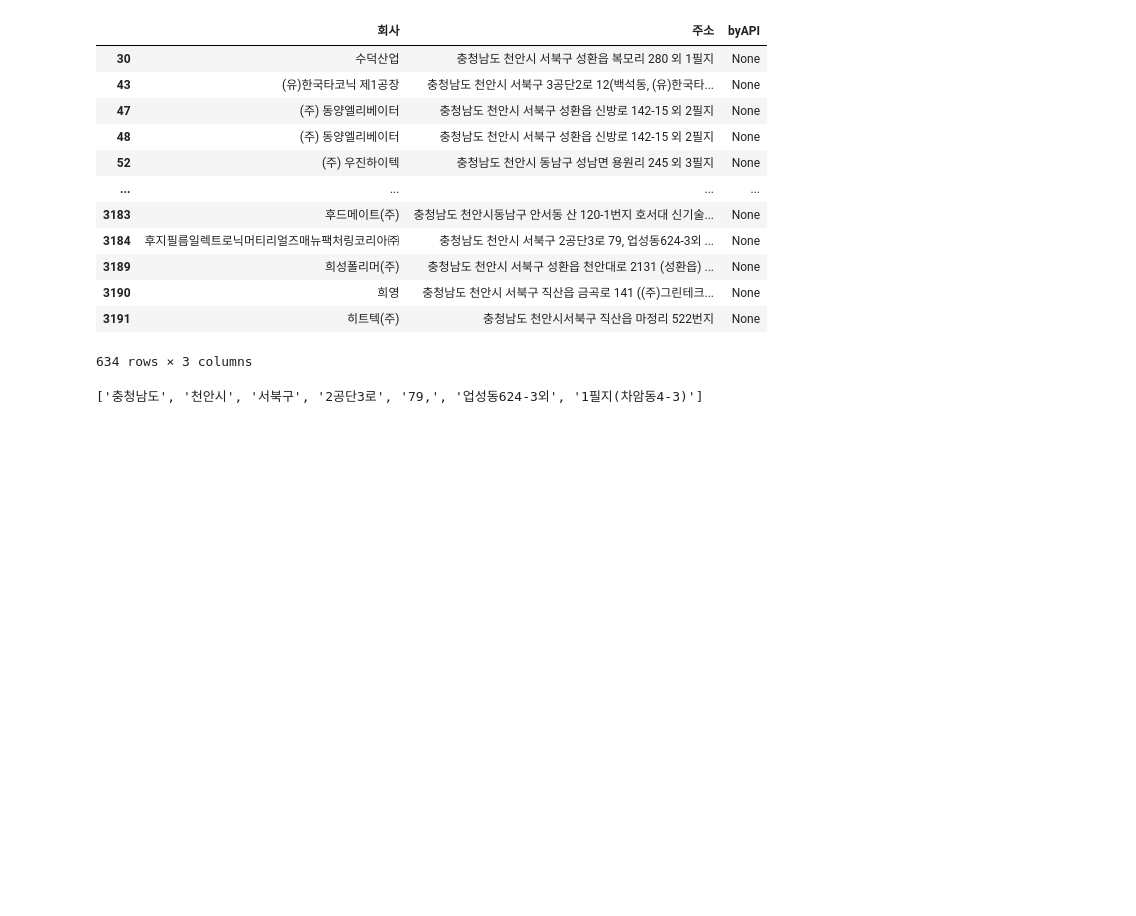
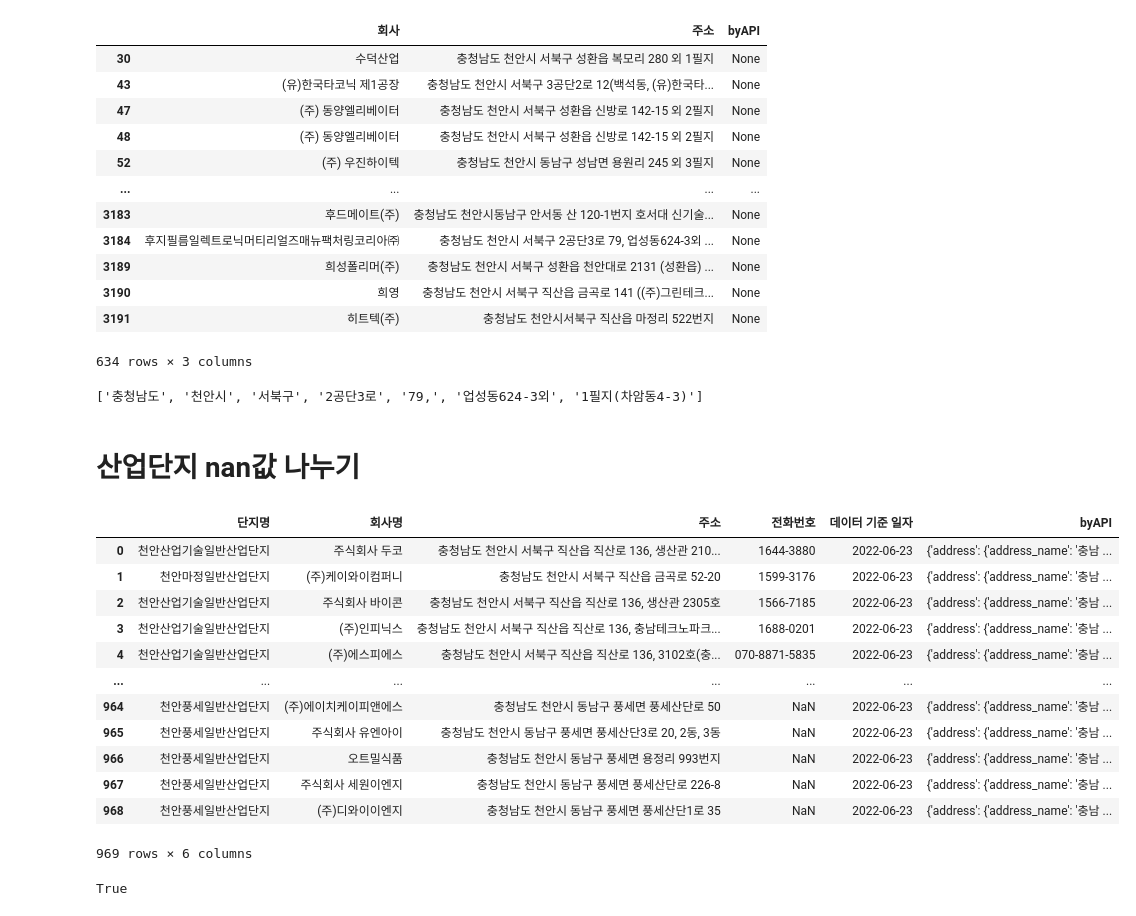
Before and after one commit to LGHelloVisionProj/Data_Visualization, a Jupyter notebook: 천안시_CodeDir/회사데이터전처리.ipynb, the cells around one changed output. Drawn from its saved outputs; the diff is of its cells as text; code cells hidden in the pictures; blank space fills up the shorter version.

```diff
--- a/천안시_CodeDir/회사데이터전처리.ipynb
+++ b/천안시_CodeDir/회사데이터전처리.ipynb
@@ -117,0 +116,26 @@ isna_df['c'] =None
+# %% [markdown]
+# 산업단지 nan값 나누기
+# %%
+import pandas as pd
+cmp = pd.read_pickle('/Users/iseunghyeon/Downloads/산업단지byAPI_0815.pickle')
+cmp
+# %% [output]
+|  | 단지명 | 회사명 | 주소 | 전화번호 | 데이터 기준 일자 | byAPI |
+| 0 | 천안산업기술일반산업단지 | 주식회사 두코 | 충청남도 천안시 서북구 직산읍 직산로 136, 생산관 210... | 1644-3880 | 2022-06-23 | {'address': {'address_name': '충남 ... |
+| 1 | 천안마정일반산업단지 | (주)케이와이컴퍼니 | 충청남도 천안시 서북구 직산읍 금곡로 52-20 | 1599-3176 | 2022-06-23 | {'address': {'address_name': '충남 ... |
+| 2 | 천안산업기술일반산업단지 | 주식회사 바이콘 | 충청남도 천안시 서북구 직산읍 직산로 136, 생산관 2305호 | 1566-7185 | 2022-06-23 | {'address': {'address_name': '충남 ... |
+| 3 | 천안산업기술일반산업단지 | (주)인피닉스 | 충청남도 천안시 서북구 직산읍 직산로 136, 충남테크노파크... | 1688-0201 | 2022-06-23 | {'address': {'address_name': '충남 ... |
+| 4 | 천안산업기술일반산업단지 | (주)에스피에스 | 충청남도 천안시 서북구 직산읍 직산로 136, 3102호(충... | 070-8871-5835 | 2022-06-23 | {'address': {'address_name': '충남 ... |
+| ... | ... | ... | ... | ... | ... | ... |
+| 964 | 천안풍세일반산업단지 | (주)에이치케이피앤에스 | 충청남도 천안시 동남구 풍세면 풍세산단로 50 | NaN | 2022-06-23 | {'address': {'address_name': '충남 ... |
+| 965 | 천안풍세일반산업단지 | 주식회사 유엔아이 | 충청남도 천안시 동남구 풍세면 풍세산단3로 20, 2동, 3동 | NaN | 2022-06-23 | {'address': {'address_name': '충남 ... |
+| 966 | 천안풍세일반산업단지 | 오트밀식품 | 충청남도 천안시 동남구 풍세면 용정리 993번지 | NaN | 2022-06-23 | {'address': {'address_name': '충남 ... |
+| 967 | 천안풍세일반산업단지 | 주식회사 세원이엔지 | 충청남도 천안시 동남구 풍세면 풍세산단로 226-8 | NaN | 2022-06-23 | {'address': {'address_name': '충남 ... |
+| 968 | 천안풍세일반산업단지 | (주)디와이이엔지 | 충청남도 천안시 동남구 풍세면 풍세산단1로 35 | NaN | 2022-06-23 | {'address': {'address_name': '충남 ... |
+969 rows × 6 columns
+# %%
+cmpT = cmp[~cmp['byAPI'].isna()]
+cmpF = cmp[cmp['byAPI'].isna()]
+print(len(cmpT)+len(cmpF) == len(cmp))
+# %% [output]
+True
```
Also changed, not shown: parts of 8 cells of this notebook, 2 other files.
